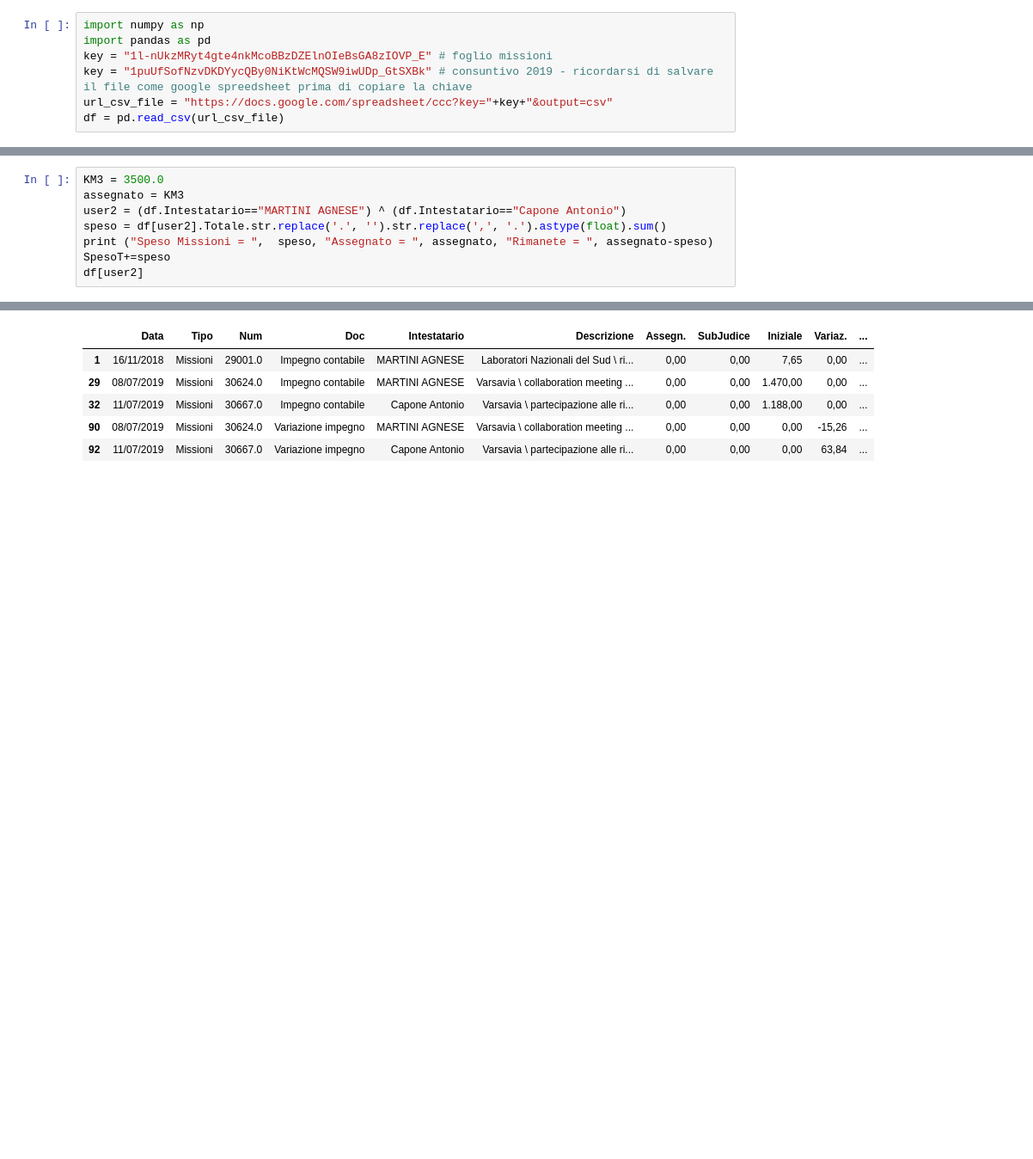
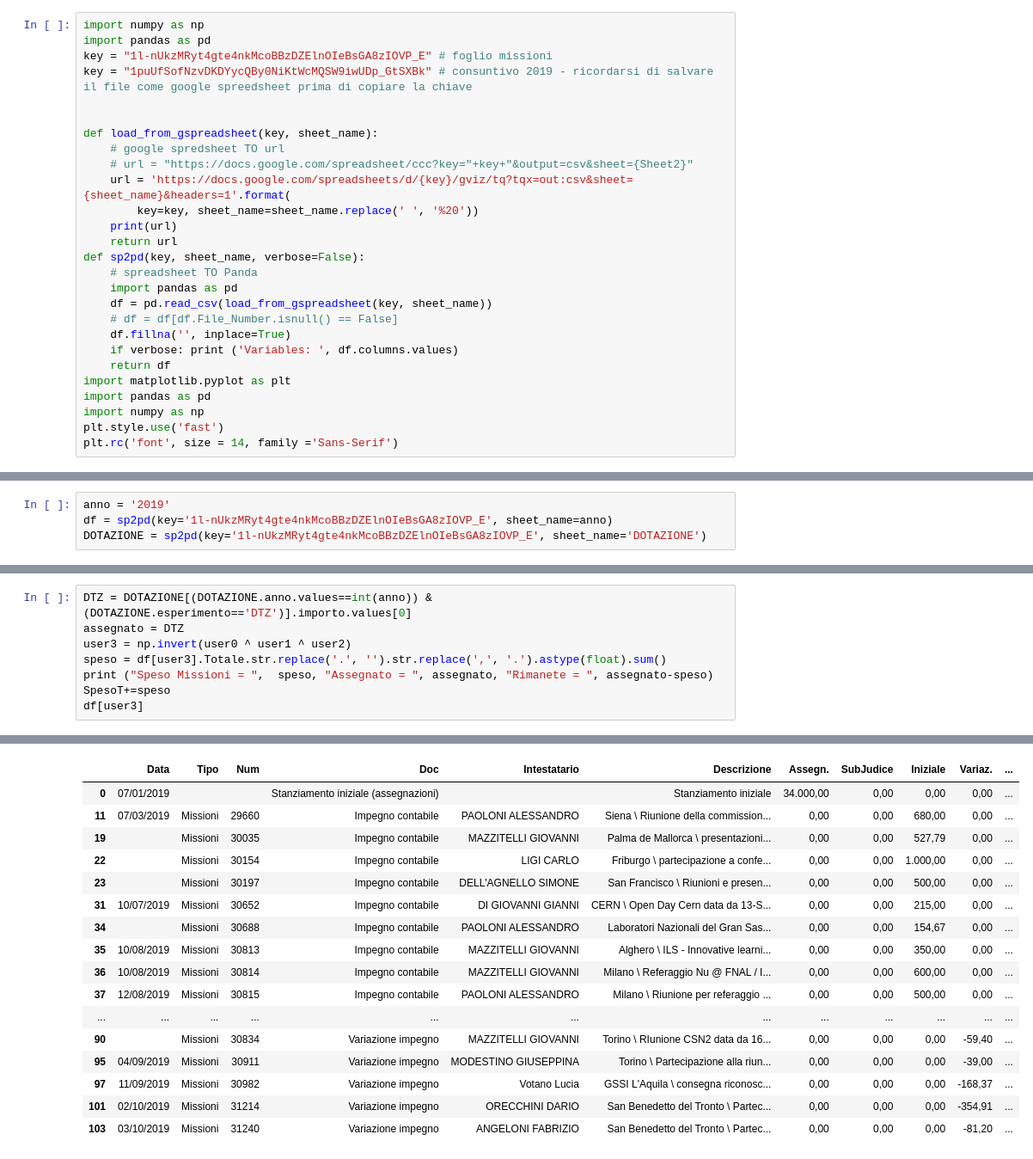
Before and after one commit to gmazzitelli/GSN2, a Jupyter notebook: MissioniDotazioni.ipynb, the cells around one changed output, grey strips where cells are left out. Shown at 86% size. Saved outputs shown, nothing was run; the diff lists cells and outputs as text; blank space fills up the shorter version.

```diff
--- a/MissioniDotazioni.ipynb
+++ b/MissioniDotazioni.ipynb
@@ -15,5 +12,25 @@ import numpy as np
 import pandas as pd
 key = "1l-nUkzMRyt4gte4nkMcoBBzDZElnOIeBsGA8zIOVP_E" # foglio missioni
 key = "1puUfSofNzvDKDYycQBy0NiKtWcMQSW9iwUDp_GtSXBk" # consuntivo 2019 - ricordarsi di salvare il file come google spreedsheet prima di copiare la chiave
-url_csv_file = "https://docs.google.com/spreadsheet/ccc?key="+key+"&output=csv"
-df = pd.read_csv(url_csv_file)
+
+
+def load_from_gspreadsheet(key, sheet_name):
+    # google spredsheet TO url
+    # url = "https://docs.google.com/spreadsheet/ccc?key="+key+"&output=csv&sheet={Sheet2}"
+    url = 'https://docs.google.com/spreadsheets/d/{key}/gviz/tq?tqx=out:csv&sheet={sheet_name}&headers=1'.format(
+        key=key, sheet_name=sheet_name.replace(' ', '%20'))
+    print(url)
+    return url
+def sp2pd(key, sheet_name, verbose=False):
+    # spreadsheet TO Panda
+    import pandas as pd
+    df = pd.read_csv(load_from_gspreadsheet(key, sheet_name))
+    # df = df[df.File_Number.isnull() == False]
+    df.fillna('', inplace=True)
+    if verbose: print ('Variables: ', df.columns.values)
+    return df
+import matplotlib.pyplot as plt
+import pandas as pd
+import numpy as np
+plt.style.use('fast')
+plt.rc('font', size = 14, family ='Sans-Serif')
@@ -35,0 +37,4 @@ df
+# %%
+anno = '2019'
+df = sp2pd(key='1l-nUkzMRyt4gte4nkMcoBBzDZElnOIeBsGA8zIOVP_E', sheet_name=anno)
+DOTAZIONE = sp2pd(key='1l-nUkzMRyt4gte4nkMcoBBzDZElnOIeBsGA8zIOVP_E', sheet_name='DOTAZIONE')
@@ -119,9 +140,9 @@ Speso Missioni =  3856.5300000000007 Assegnato =  5000.0 Rimanete =  1143.469999
 # %%
-KM3 = 3500.0
-assegnato = KM3
-user2 = (df.Intestatario=="MARTINI AGNESE") ^ (df.Intestatario=="Capone Antonio")
-speso = df[user2].Totale.str.replace('.', '').str.replace(',', '.').astype(float).sum()
+DTZ = DOTAZIONE[(DOTAZIONE.anno.values==int(anno)) & (DOTAZIONE.esperimento=='DTZ')].importo.values[0]
+assegnato = DTZ
+user3 = np.invert(user0 ^ user1 ^ user2)
+speso = df[user3].Totale.str.replace('.', '').str.replace(',', '.').astype(float).sum()
 print ("Speso Missioni = ",  speso, "Assegnato = ", assegnato, "Rimanete = ", assegnato-speso)
 SpesoT+=speso
-df[user2]
+df[user3]
 # %% [output]
@@ -129,6 +150,17 @@ Speso Missioni =  2714.23 Assegnato =  3500.0 Rimanete =  785.77
 |  | Data | Tipo | Num | Doc | Intestatario | Descrizione | Assegn. | SubJudice | Iniziale | Variaz. | ... |
-| 1 | 16/11/2018 | Missioni | 29001.0 | Impegno contabile | MARTINI AGNESE | Laboratori Nazionali del Sud \ ri... | 0,00 | 0,00 | 7,65 | 0,00 | ... |
-| 29 | 08/07/2019 | Missioni | 30624.0 | Impegno contabile | MARTINI AGNESE | Varsavia \ collaboration meeting ... | 0,00 | 0,00 | 1.470,00 | 0,00 | ... |
-| 32 | 11/07/2019 | Missioni | 30667.0 | Impegno contabile | Capone Antonio | Varsavia \ partecipazione alle ri... | 0,00 | 0,00 | 1.188,00 | 0,00 | ... |
-| 90 | 08/07/2019 | Missioni | 30624.0 | Variazione impegno | MARTINI AGNESE | Varsavia \ collaboration meeting ... | 0,00 | 0,00 | 0,00 | -15,26 | ... |
-| 92 | 11/07/2019 | Missioni | 30667.0 | Variazione impegno | Capone Antonio | Varsavia \ partecipazione alle ri... | 0,00 | 0,00 | 0,00 | 63,84 | ... |
+| 0 | 07/01/2019 |  |  | Stanziamento iniziale (assegnazioni) |  | Stanziamento iniziale | 34.000,00 | 0,00 | 0,00 | 0,00 | ... |
+| 11 | 07/03/2019 | Missioni | 29660 | Impegno contabile | PAOLONI ALESSANDRO | Siena \ Riunione della commission... | 0,00 | 0,00 | 680,00 | 0,00 | ... |
+| 19 |  | Missioni | 30035 | Impegno contabile | MAZZITELLI GIOVANNI | Palma de Mallorca \ presentazioni... | 0,00 | 0,00 | 527,79 | 0,00 | ... |
+| 22 |  | Missioni | 30154 | Impegno contabile | LIGI CARLO | Friburgo \ partecipazione a confe... | 0,00 | 0,00 | 1.000,00 | 0,00 | ... |
+| 23 |  | Missioni | 30197 | Impegno contabile | DELL'AGNELLO SIMONE | San Francisco \ Riunioni e presen... | 0,00 | 0,00 | 500,00 | 0,00 | ... |
+| 31 | 10/07/2019 | Missioni | 30652 | Impegno contabile | DI GIOVANNI GIANNI | CERN \ Open Day Cern data da 13-S... | 0,00 | 0,00 | 215,00 | 0,00 | ... |
+| 34 |  | Missioni | 30688 | Impegno contabile | PAOLONI ALESSANDRO | Laboratori Nazionali del Gran Sas... | 0,00 | 0,00 | 154,67 | 0,00 | ... |
+| 35 | 10/08/2019 | Missioni | 30813 | Impegno contabile | MAZZITELLI GIOVANNI | Alghero \ ILS - Innovative learni... | 0,00 | 0,00 | 350,00 | 0,00 | ... |
+| 36 | 10/08/2019 | Missioni | 30814 | Impegno contabile | MAZZITELLI GIOVANNI | Milano \ Referaggio Nu @ FNAL / I... | 0,00 | 0,00 | 600,00 | 0,00 | ... |
+| 37 | 12/08/2019 | Missioni | 30815 | Impegno contabile | PAOLONI ALESSANDRO | Milano \ Riunione per referaggio ... | 0,00 | 0,00 | 500,00 | 0,00 | ... |
+| ... | ... | ... | ... | ... | ... | ... | ... | ... | ... | ... | ... |
+| 90 |  | Missioni | 30834 | Variazione impegno | MAZZITELLI GIOVANNI | Torino \ RIunione CSN2 data da 16... | 0,00 | 0,00 | 0,00 | -59,40 | ... |
+| 95 | 04/09/2019 | Missioni | 30911 | Variazione impegno | MODESTINO GIUSEPPINA | Torino \ Partecipazione alla riun... | 0,00 | 0,00 | 0,00 | -39,00 | ... |
+| 97 | 11/09/2019 | Missioni | 30982 | Variazione impegno | Votano Lucia | GSSI L'Aquila \ consegna riconosc... | 0,00 | 0,00 | 0,00 | -168,37 | ... |
+| 101 | 02/10/2019 | Missioni | 31214 | Variazione impegno | ORECCHINI DARIO | San Benedetto del Tronto \ Partec... | 0,00 | 0,00 | 0,00 | -354,91 | ... |
+| 103 | 03/10/2019 | Missioni | 31240 | Variazione impegno | ANGELONI FABRIZIO | San Benedetto del Tronto \ Partec... | 0,00 | 0,00 | 0,00 | -81,20 | ... |
```
Also changed, not shown: parts of 14 cells of this notebook.
